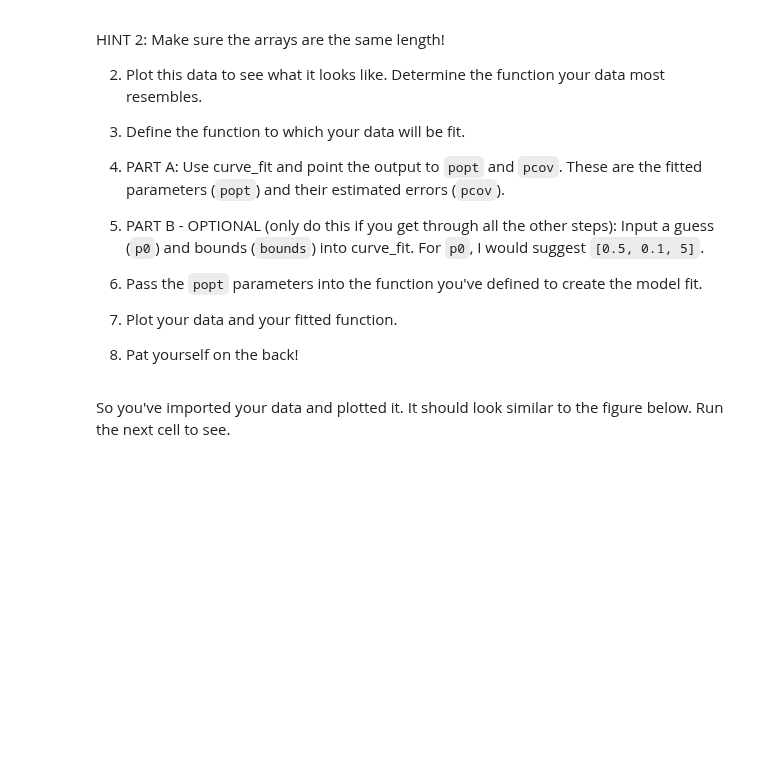
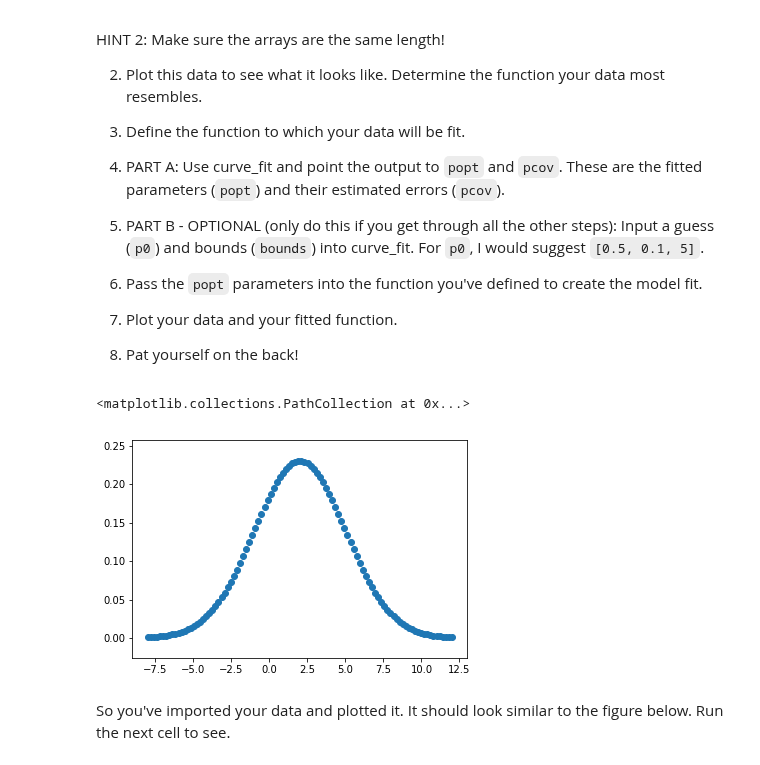
Before and after one commit to astroumd/GradMap, a Jupyter notebook: notebooks/Lectures2019/Lecture3/Lecture3_Student.ipynb, the cells around one changed output. Drawn from its saved outputs; the diff is of its cells as text; code cells hidden in the pictures; blank space fills up the shorter version.

```diff
--- a/notebooks/Lectures2019/Lecture3/Lecture3_Student.ipynb
+++ b/notebooks/Lectures2019/Lecture3/Lecture3_Student.ipynb
@@ -296,6 +302,13 @@ HINT 2: Make sure the arrays are the same length!
 # %%
 # Step 1: Import the data
 # Step 2: Plot the data to see what it looks like
+data = np.loadtxt("Data/photopeak.txt")
+x_data = data[:,0]
+y_data = data[:,1]
+plt.scatter(x,y)
+# %% [output]
+<matplotlib.collections.PathCollection at 0x...>
+[figure, added]
 # %% [markdown]
 So you've imported your data and plotted it. It should look similar to the figure below. Run the next cell to see.
 # %%
```
Also changed, not shown: parts of 9 cells of this notebook, 6 other files.
